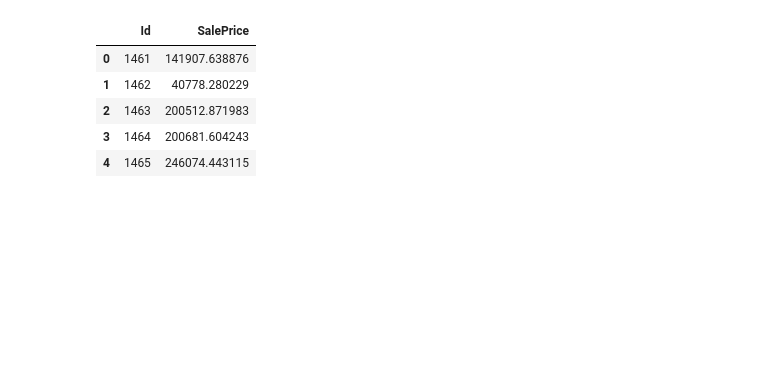
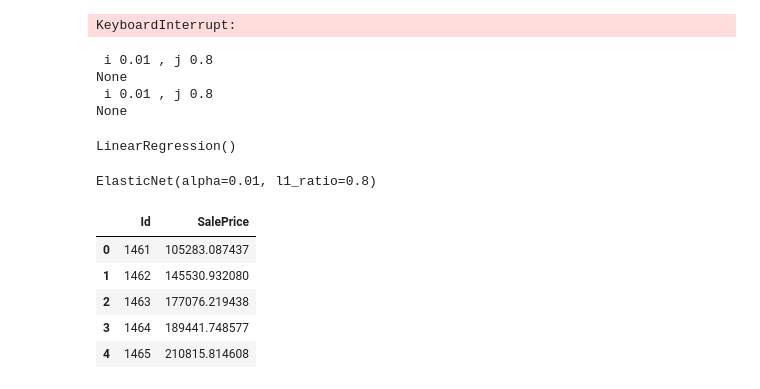
Before and after one commit to HajiyevH/Kaggle_Competition, a Jupyter notebook: House-Prices-Regression-with-different-solutrions.ipynb, the cells around one changed output. Saved outputs shown, nothing was run; the diff lists cells and outputs as text; code cells hidden in the pictures; blank space fills up the shorter version.

```diff
--- a/House-Prices-Regression-with-different-solutrions.ipynb
+++ b/House-Prices-Regression-with-different-solutrions.ipynb
@@ -18,4 +20,5 @@ sample_submission = pd.read_csv('/Users/hajiaga/Documents/house-prices-advanced-
 data = pd.concat([train , test] , axis= 0)
 test_id = test["Id"]
 data.drop(["Id"] ,axis=1, inplace=True)
-data["SalePrice"]
+data["Age"] = data["YrSold"] - data["YearBuilt"]
+# data["Agere"] = data["YrSold"] - data["YearRemodAdd"]
@@ -114,31 +122,59 @@ def Poly_F(x , y , i , test ):
+# %%
+best_enet = {}
+best_enet = dict(best_enet)
+best_enety = {}
+best_enety = dict(best_enety)
+# for i in [1,20,80]:
+#     for j in [1,20,80]:
+#         a , b , c , d= enet(X ,Y ,i/100 , j/100)
+#         best_enet[f" i {c} , j {d}"] = b
+#         best_enety[f" i {c} , j {d}"] = a
+# %% [output]
+KeyboardInterrupt:
+# %%
+print(print(min(best_enet, key=best_enet.get)))
+print(print(min(best_enety, key=best_enety.get)))
+# %% [output]
+ i 0.01 , j 0.8
+None
+ i 0.01 , j 0.8
+None
 # %%
 #KNN - 0.39
 #knn = KNeighborsClassifier()
 #knn.fit(X_train , Y_train)
 # %%
 #Poly degree 2
-#lr = LinearRegression()
-#lr.fit(X_train , Y_train)
+lr = LinearRegression()
+lr.fit(X , Y)
+# %% [output]
+LinearRegression()
+# %%
+from sklearn.linear_model import ElasticNet
+enet = ElasticNet(alpha=0.1, l1_ratio=0.7)
+enet.fit(X , Y)
+# %% [output]
+ElasticNet(alpha=0.01, l1_ratio=0.8)
 # %%
 
 
 filename = "/Users/hajiaga/Documents/house-prices-advanced-regression-techniques-2/sample_submission2.csv"
 import os
 
 test_ohe = ct.transform(test)
 
-test_pred = Poly_F(X , Y , 2 , test_ohe)
+test_pred = enet.predict(test_ohe)
 
 sample_submission['SalePrice'] = pd.Series(test_pred)
 
 if os.path.exists(filename):
     os.remove(filename)
 sample_submission.to_csv(filename, index=False)
 sample_submission.head()
 # %% [output]
 |  | Id | SalePrice |
-| 0 | 1461 | 141907.638876 |
-| 1 | 1462 | 40778.280229 |
-| 2 | 1463 | 200512.871983 |
-| 3 | 1464 | 200681.604243 |
-| 4 | 1465 | 246074.443115 |
+| 0 | 1461 | 105283.087437 |
+| 1 | 1462 | 145530.932080 |
+| 2 | 1463 | 177076.219438 |
+| 3 | 1464 | 189441.748577 |
+| 4 | 1465 | 210815.814608 |
```
Also changed, not shown: parts of 5 cells of this notebook, 1 other file.
